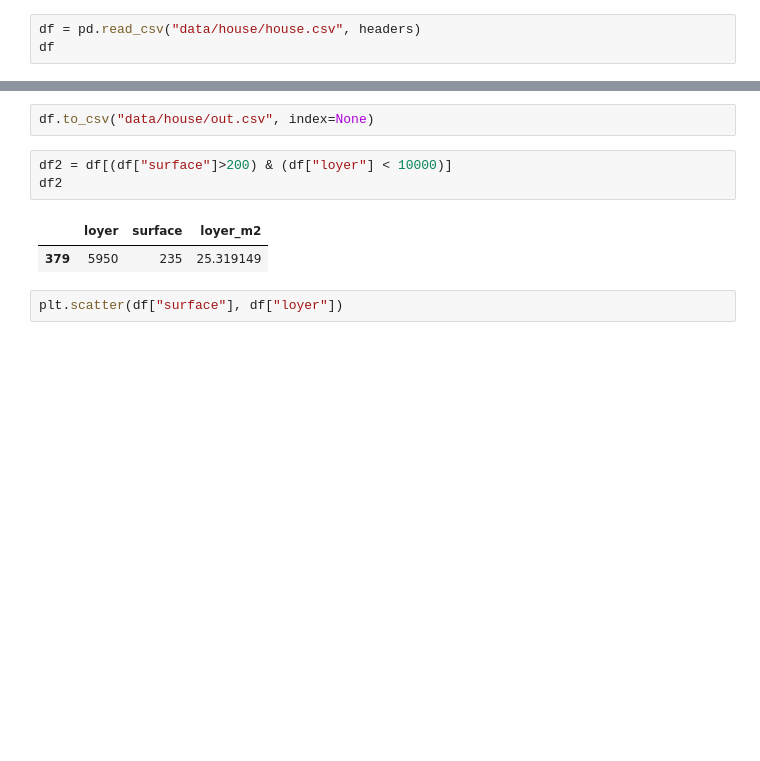
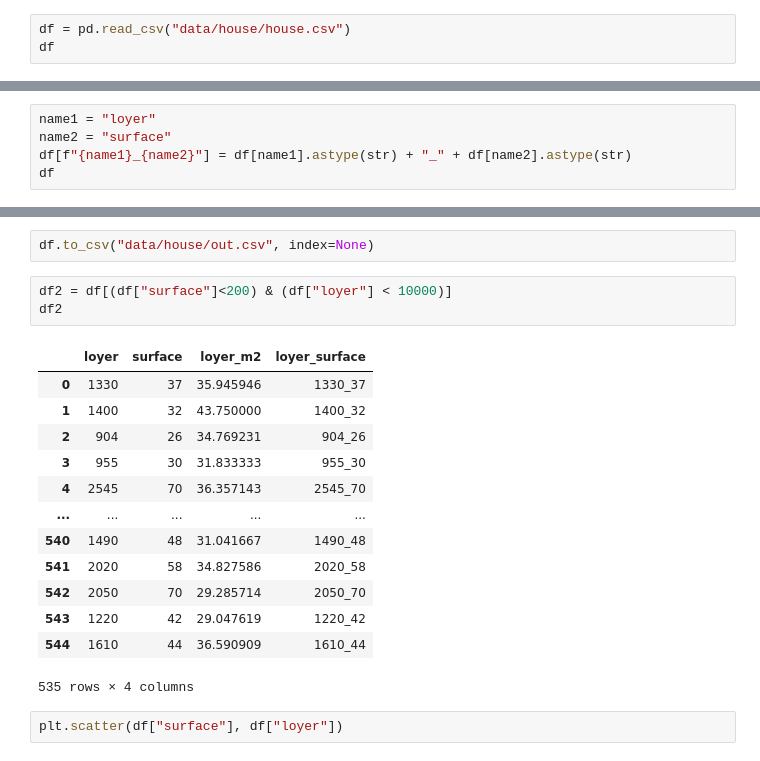
Before and after one commit to cyrilvincent/math, a Jupyter notebook: demo_pandas.ipynb, the cells around one changed output, grey strips where cells are left out. Drawn from its saved outputs; the diff is of its cells as text; blank space fills up the shorter version.

```diff
--- a/demo_pandas.ipynb
+++ b/demo_pandas.ipynb
@@ -5,5 +7,5 @@ import pandas as pd
 # %%
-df = pd.read_csv("data/house/house.csv", headers)
+df = pd.read_csv("data/house/house.csv")
 df
 # %% [output]
 |  | loyer | surface |
@@ -36,3 +38,8 @@ df
 | 543 | 1220 | 42 | 29.047619 |
 | 544 | 1610 | 44 | 36.590909 |
 545 rows × 3 columns
+# %%
+name1 = "loyer"
+name2 = "surface"
+df[f"{name1}_{name2}"] = df[name1].astype(str) + "_" + df[name2].astype(str)
+df
@@ -39,11 +60,22 @@ df
 # %%
 df.to_csv("data/house/out.csv", index=None)
 # %%
-df2 = df[(df["surface"]>200) & (df["loyer"] < 10000)]
+df2 = df[(df["surface"]<200) & (df["loyer"] < 10000)]
 df2
 # %% [output]
-|  | loyer | surface | loyer_m2 |
-| 379 | 5950 | 235 | 25.319149 |
+|  | loyer | surface | loyer_m2 | loyer_surface |
+| 0 | 1330 | 37 | 35.945946 | 1330_37 |
+| 1 | 1400 | 32 | 43.750000 | 1400_32 |
+| 2 | 904 | 26 | 34.769231 | 904_26 |
+| 3 | 955 | 30 | 31.833333 | 955_30 |
+| 4 | 2545 | 70 | 36.357143 | 2545_70 |
+| ... | ... | ... | ... | ... |
+| 540 | 1490 | 48 | 31.041667 | 1490_48 |
+| 541 | 2020 | 58 | 34.827586 | 2020_58 |
+| 542 | 2050 | 70 | 29.285714 | 2050_70 |
+| 543 | 1220 | 42 | 29.047619 | 1220_42 |
+| 544 | 1610 | 44 | 36.590909 | 1610_44 |
+535 rows × 4 columns
 # %%
 plt.scatter(df["surface"], df["loyer"])
 # %% [output]
```
Also changed, not shown: parts of 16 cells of this notebook, 4 other files.
